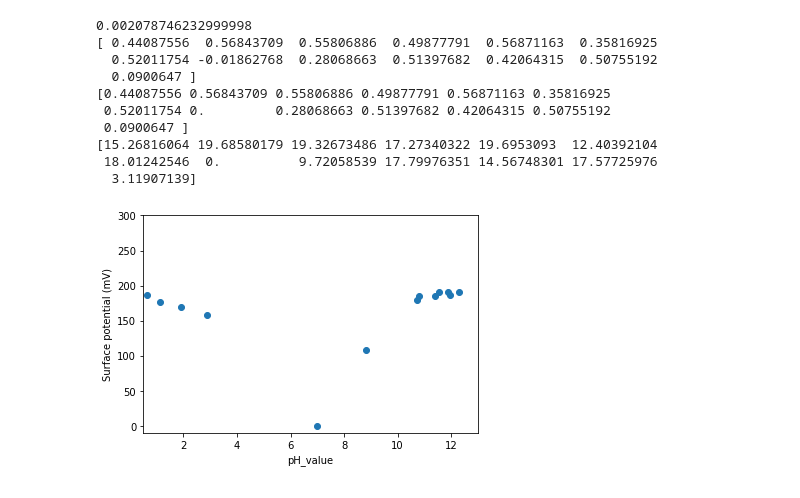
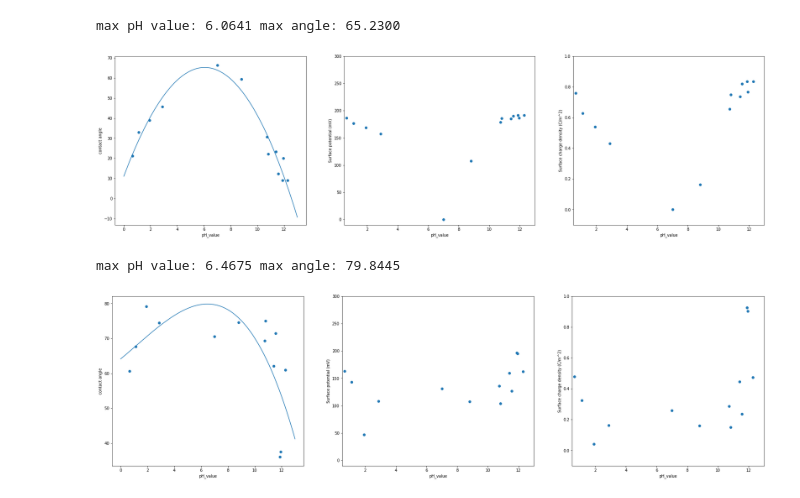
Before and after one commit to PengChenEng/capacitor_dataAnalysis, a Jupyter notebook: pH_plot.ipynb, the cells around one changed output. Cells and saved outputs as stored; diff of their text form; code cells hidden in the pictures.

Commit message:
add convert pH to potential, subplot and curve fit`

```diff
--- a/pH_plot.ipynb
+++ b/pH_plot.ipynb
@@ -200,56 +73,10 @@ pH_charge('fW', 1, 65.23)
-# %%
-def pH_potential(name, region, maxAngle):
-    import csv
-    from numpy import genfromtxt
-    import numpy as np
-    import matplotlib.pyplot as plt
-    fd = genfromtxt('{sample}.csv'.format(sample = name), delimiter='\t')
-    x = [] # pH
-    y = [] # contact angle
-    for i in range(len(fd)):
-        x.append(fd[i][0])
-        y.append(fd[i][1])
-    r = 0.07199 # N/m
-    d = 0.9*10**(-9) # debye length in 0.1M KCl
-    k = 1.38 *10**(-23) # J/K
-    T = 298 # Kelvin
-    e0 = 8.85 * 10**(-12) # F/m
-    er = 80
-    e = 1.6*10**(-19) # C
-    z = 1 # valency
-    a = 4*((k*T)**2)*e0*er/(d*e**2) # first term on the right hand
-    print(a)
-    y = np.array(y)
-    left = np.cos(y * np.pi / 180.)-np.cos(maxAngle* np.pi / 180.)
-    print(left)
-    for i in range(len(left)):
-        if left[i] <= 0:
-            left[i] = 0
-    print(r*left/a)
-    right = np.arccosh(r*left/a+1) # second term + 1
-    fi = right*2*k*T/(z*e) # surface potential
-    #sigma = 2*k*T*e0*er*np.sinh(z*e*fi/(2*k*T))/(z*e*d)
-    plt.scatter(x, fi*1000)
-    plt.xlim(0.5,13)
-    plt.ylim(-10, 300)
-    plt.xlabel('pH_value')
-    plt.ylabel('Surface potential (mV)')
-    plt.savefig("{sample}_{method}_potential.png".format(sample = name, method = region))
-#pH_potential('pt', 1, 65.89)
-#pH_potential('pt', 2, 64.61)
-pH_potential('fW', 1, 65.23)
-#pH_potential('fW', 2, 66.40)
-#pH_potential('mW', 1, 79.84)
-#pH_potential('mW', 2, 78.66)
-# %% [output]
-0.002078746232999998
-[ 0.44087556  0.56843709  0.55806886  0.49877791  0.56871163  0.35816925
-  0.52011754 -0.01862768  0.28068663  0.51397682  0.42064315  0.50755192
-  0.0900647 ]
-[0.44087556 0.56843709 0.55806886 0.49877791 0.56871163 0.35816925
- 0.52011754 0.         0.28068663 0.51397682 0.42064315 0.50755192
- 0.0900647 ]
-[15.26816064 19.68580179 19.32673486 17.27340322 19.6953093  12.40392104
- 18.01242546  0.          9.72058539 17.79976351 14.56748301 17.57725976
-  3.11907139]
-[figure, removed]
+# %%
+maxAng = contact_angle('fW')
+# %% [output]
+max pH value: 6.0641 max angle: 65.2300
+[figure, added]
+# %%
+maxAng = contact_angle('mW')
+# %% [output]
+max pH value: 6.4675 max angle: 79.8445
+[figure, added]
```
Also changed, not shown: parts of 6 cells of this notebook, 1 other file.
